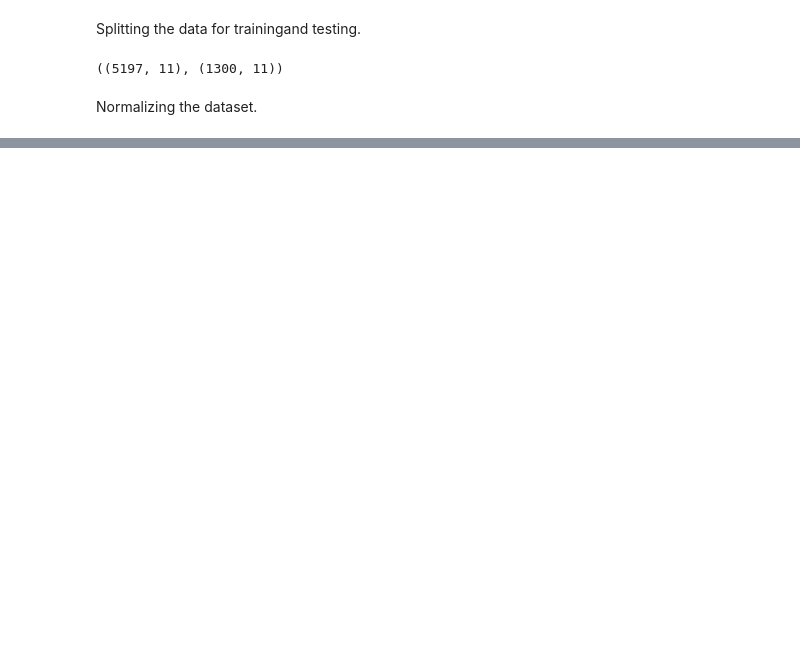
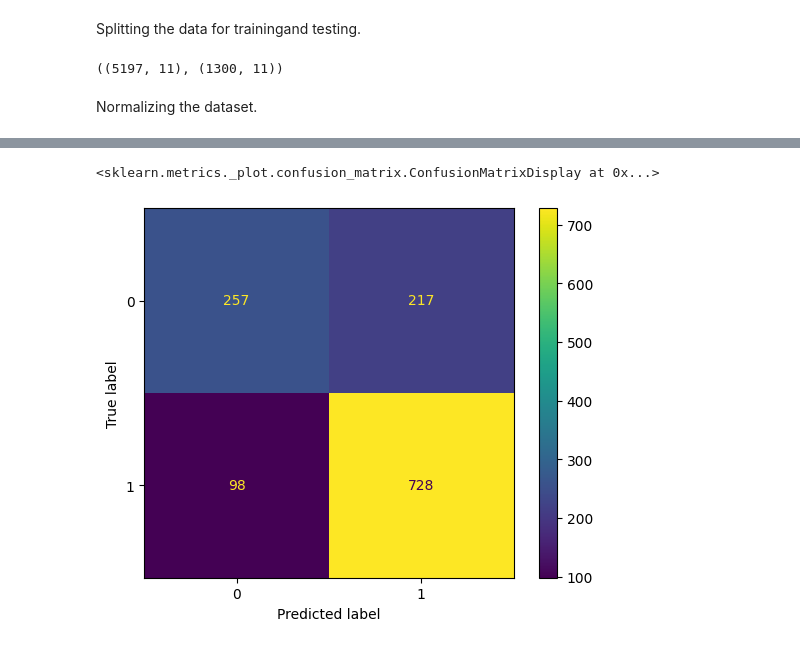
Before and after one commit to rizz045/Prediction-Of-Wine-Quality-Using-ML, a Jupyter notebook: Prediction_Of_Wine_Quality_Using_ML.ipynb, the cells around one changed output, grey strips where cells are left out. Cells and saved outputs as stored; diff of their text form; code cells hidden in the pictures; blank space fills up the shorter version.

```diff
--- a/Prediction_Of_Wine_Quality_Using_ML.ipynb
+++ b/Prediction_Of_Wine_Quality_Using_ML.ipynb
@@ -164,0 +216,9 @@ x_test = norm.transform(x_test)
+# %%
+# SVC Model Evaluation
+from sklearn.metrics import confusion_matrix,ConfusionMatrixDisplay
+
+cm = confusion_matrix(y_test, models[2].predict(x_test))
+ConfusionMatrixDisplay(cm).plot()
+# %% [output]
+<sklearn.metrics._plot.confusion_matrix.ConfusionMatrixDisplay at 0x...>
+[figure, added]
```
Also changed, not shown: parts of 12 cells of this notebook.
